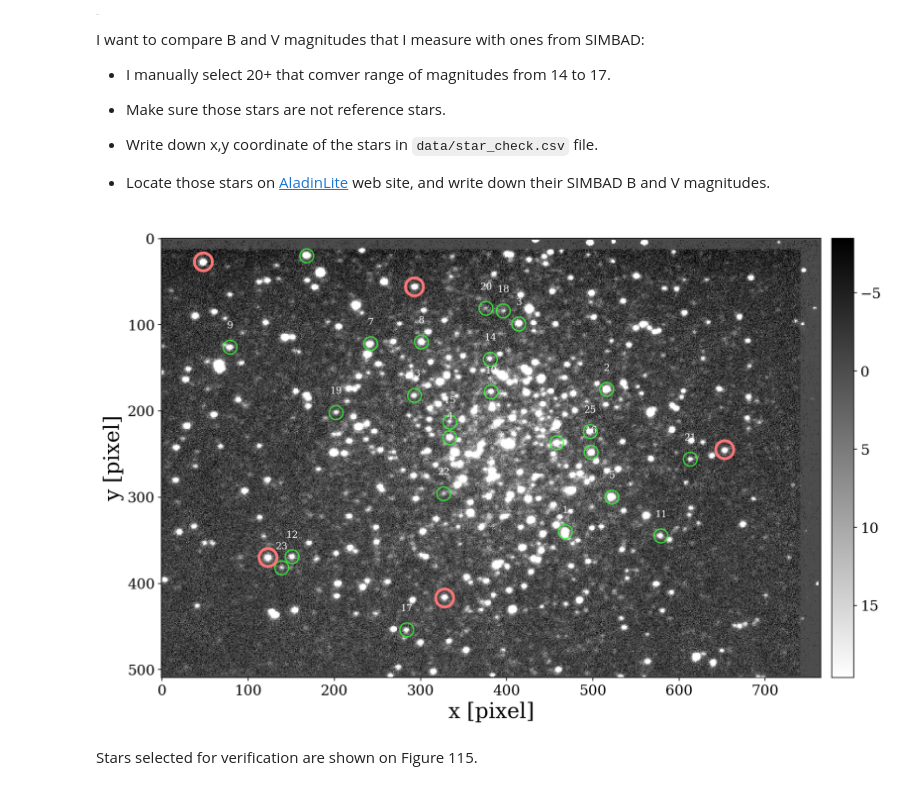
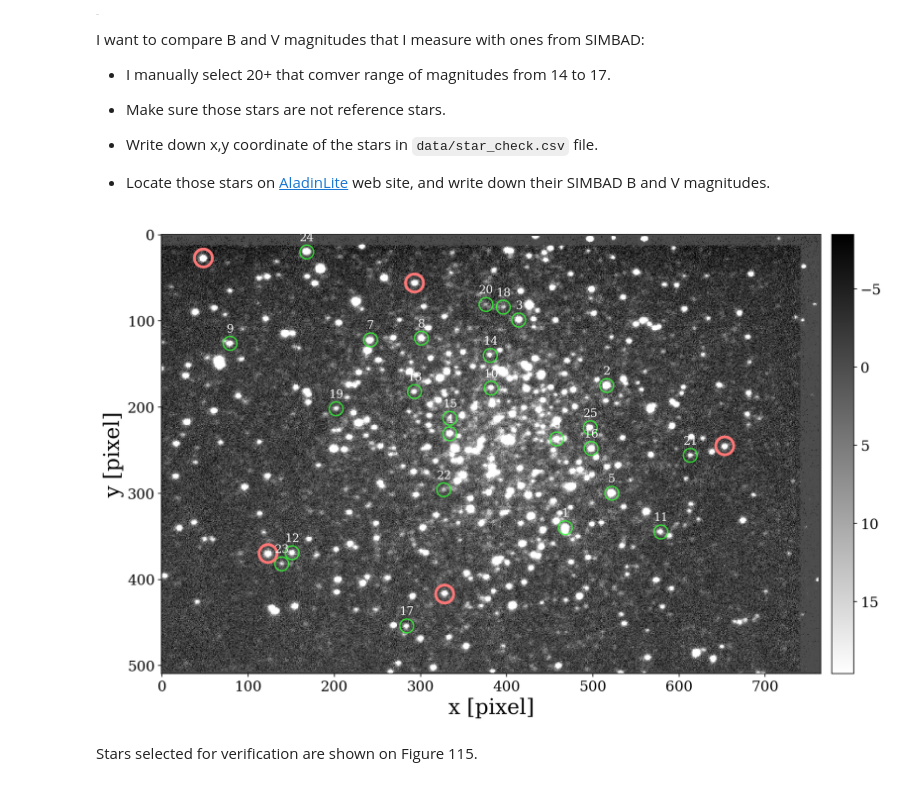
Before and after one commit to evgenyneu/asp3231_project, a Jupyter notebook: code/065_verify_magnitudes/verify_magnitudes.ipynb, the cells around one changed output. Saved outputs shown, nothing was run; the diff lists cells and outputs as text; code cells hidden in the pictures.

```diff
--- a/code/065_verify_magnitudes/verify_magnitudes.ipynb
+++ b/code/065_verify_magnitudes/verify_magnitudes.ipynb
@@ -227,8 +227,8 @@ def plot_stars(image, positions, star_numbers, aperture_radius,
 
 
     for number, position in zip(star_numbers, positions):
-        ax.text(x=position[0], y=position[1] - 22, s=str(number), color="white",
-                horizontalalignment='center', fontsize=10)
+        ax.text(x=position[0], y=position[1] - 13, s=str(number), color="white",
+                horizontalalignment='center', fontsize=12)
 
     plt.gca().invert_xaxis()
     plt.gca().invert_yaxis()
@@ -283,34 +283,34 @@ def load_check_stars(star_check_path, figure_number, aperture_radius):
     title = (
         f"Figure {figure_number}: Stars selected for verification (green circles), {filter_name} filter. \n"
         "Red circles are the reference stars used for calculating magnitudes in photometric image."
     )
 
     plot_stars(image=image, positions=star_check_positions,
                star_numbers=df_star_check.index.values,
                aperture_radius=aperture_radius,
                reference_stars=reference_stars, title=title)
 
     # Load all stars
     magnitudes_dir = "../060_find_magnitudes/data"
     magnitudes_path = os.path.join(magnitudes_dir, "magnitudes.csv")
     df_all_stars = pd.read_csv(magnitudes_path)
 
     # Drop rows with missing values
     df_star_check = df_star_check.dropna(subset=["b_mag_simbad", "v_mag_simbad"])
 
     # Join two tables
     df_star_check['star_no'] = df_star_check.index
     df_joined = df_star_check.merge(df_all_stars, how='inner', left_on=['x','y'],right_on=['x','y'])
 
     return df_joined
 
 star_check_path = os.path.join("data", "star_check.csv")
 figure_number = 1
 
 df_check_stars = load_check_stars(star_check_path=star_check_path,
                                   figure_number=figure_number, aperture_radius=8)
 # %% [output]
-[figure, old version]
+[figure, new version]
 # %% [markdown]
 Stars selected for verification are shown on Figure 115.
 # %% [markdown]
```
Also changed, not shown: 6 other files.
